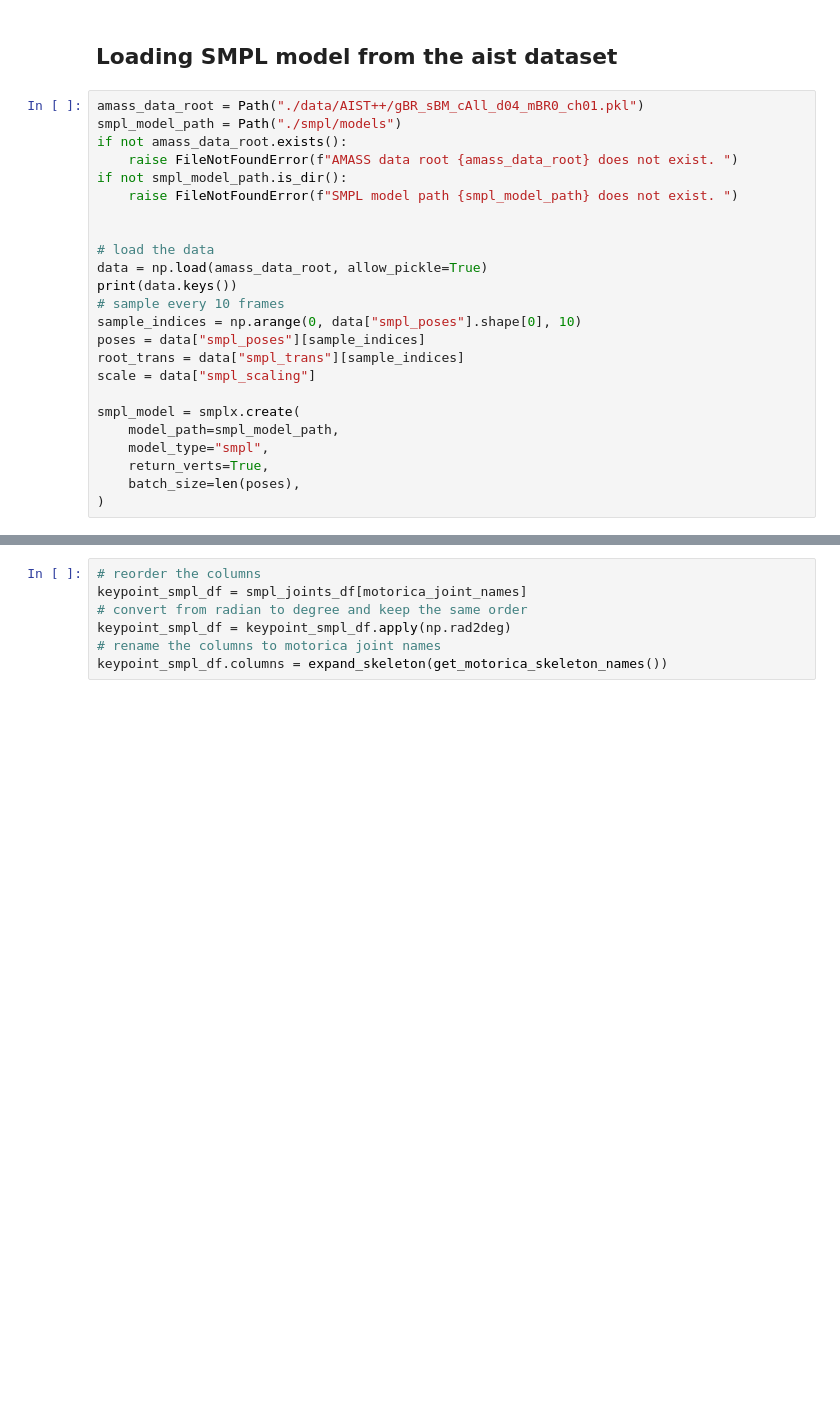
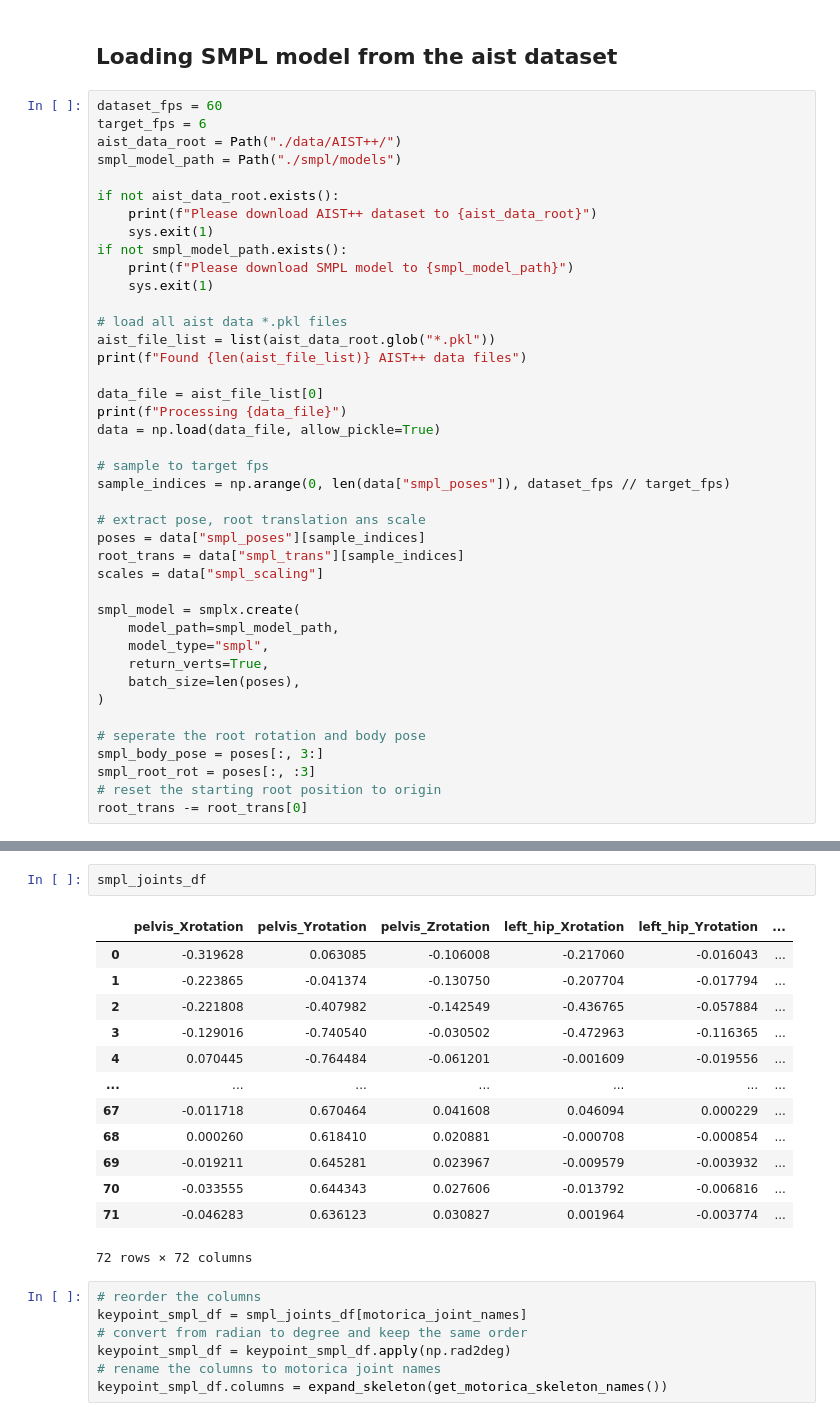
Before and after one commit to syKevinPeng/smpl2motorica, a Jupyter notebook: smpl_2_keypoint.ipynb, the cells around one changed output, grey strips where cells are left out. Cells and saved outputs as stored; diff of their text form; blank space fills up the shorter version.

```diff
--- a/smpl_2_keypoint.ipynb
+++ b/smpl_2_keypoint.ipynb
@@ -273,22 +287,33 @@ motorica_dummy_data.skeleton = skeleton_scaler(motorica_dummy_data.skeleton, rat
 # %% [markdown]
 ## Loading SMPL model from the aist dataset
 # %%
-amass_data_root = Path("./data/AIST++/gBR_sBM_cAll_d04_mBR0_ch01.pkl")
+dataset_fps = 60
+target_fps = 6
+aist_data_root = Path("./data/AIST++/")
 smpl_model_path = Path("./smpl/models")
-if not amass_data_root.exists():
-    raise FileNotFoundError(f"AMASS data root {amass_data_root} does not exist. ")
-if not smpl_model_path.is_dir():
-    raise FileNotFoundError(f"SMPL model path {smpl_model_path} does not exist. ")
 
+if not aist_data_root.exists():
+    print(f"Please download AIST++ dataset to {aist_data_root}")
+    sys.exit(1)
+if not smpl_model_path.exists():
+    print(f"Please download SMPL model to {smpl_model_path}")
+    sys.exit(1)
 
-# load the data
-data = np.load(amass_data_root, allow_pickle=True)
-print(data.keys())
-# sample every 10 frames
-sample_indices = np.arange(0, data["smpl_poses"].shape[0], 10)
+# load all aist data *.pkl files
+aist_file_list = list(aist_data_root.glob("*.pkl"))
+print(f"Found {len(aist_file_list)} AIST++ data files")
+
+data_file = aist_file_list[0]
+print(f"Processing {data_file}")
+data = np.load(data_file, allow_pickle=True)
+
+# sample to target fps
+sample_indices = np.arange(0, len(data["smpl_poses"]), dataset_fps // target_fps)
+
+# extract pose, root translation ans scale
 poses = data["smpl_poses"][sample_indices]
 root_trans = data["smpl_trans"][sample_indices]
-scale = data["smpl_scaling"]
+scales = data["smpl_scaling"]
 
 smpl_model = smplx.create(
     model_path=smpl_model_path,
@@ -296,4 +321,10 @@ smpl_model = smplx.create(
     return_verts=True,
     batch_size=len(poses),
 )
+
+# seperate the root rotation and body pose
+smpl_body_pose = poses[:, 3:]
+smpl_root_rot = poses[:, :3]
+# reset the starting root position to origin
+root_trans -= root_trans[0]
 # %% [output]
@@ -398,5 +418,21 @@ smpl_joints_df = pd.DataFrame(smpl_body_pose, columns=expanded_smpl_joint_names)
 # get in motorica joint order
 motorica_joint_names = expand_skeleton(smpl2motorica())
+# %%
+smpl_joints_df
+# %% [output]
+|  | pelvis_Xrotation | pelvis_Yrotation | pelvis_Zrotation | left_hip_Xrotation | left_hip_Yrotation | ... |
+| 0 | -0.319628 | 0.063085 | -0.106008 | -0.217060 | -0.016043 | ... |
+| 1 | -0.223865 | -0.041374 | -0.130750 | -0.207704 | -0.017794 | ... |
+| 2 | -0.221808 | -0.407982 | -0.142549 | -0.436765 | -0.057884 | ... |
+| 3 | -0.129016 | -0.740540 | -0.030502 | -0.472963 | -0.116365 | ... |
+| 4 | 0.070445 | -0.764484 | -0.061201 | -0.001609 | -0.019556 | ... |
+| ... | ... | ... | ... | ... | ... | ... |
+| 67 | -0.011718 | 0.670464 | 0.041608 | 0.046094 | 0.000229 | ... |
+| 68 | 0.000260 | 0.618410 | 0.020881 | -0.000708 | -0.000854 | ... |
+| 69 | -0.019211 | 0.645281 | 0.023967 | -0.009579 | -0.003932 | ... |
+| 70 | -0.033555 | 0.644343 | 0.027606 | -0.013792 | -0.006816 | ... |
+| 71 | -0.046283 | 0.636123 | 0.030827 | 0.001964 | -0.003774 | ... |
+72 rows × 72 columns
 # %%
 # reorder the columns
 keypoint_smpl_df = smpl_joints_df[motorica_joint_names]
```
Also changed, not shown: parts of 31 cells of this notebook, 2 other files.
